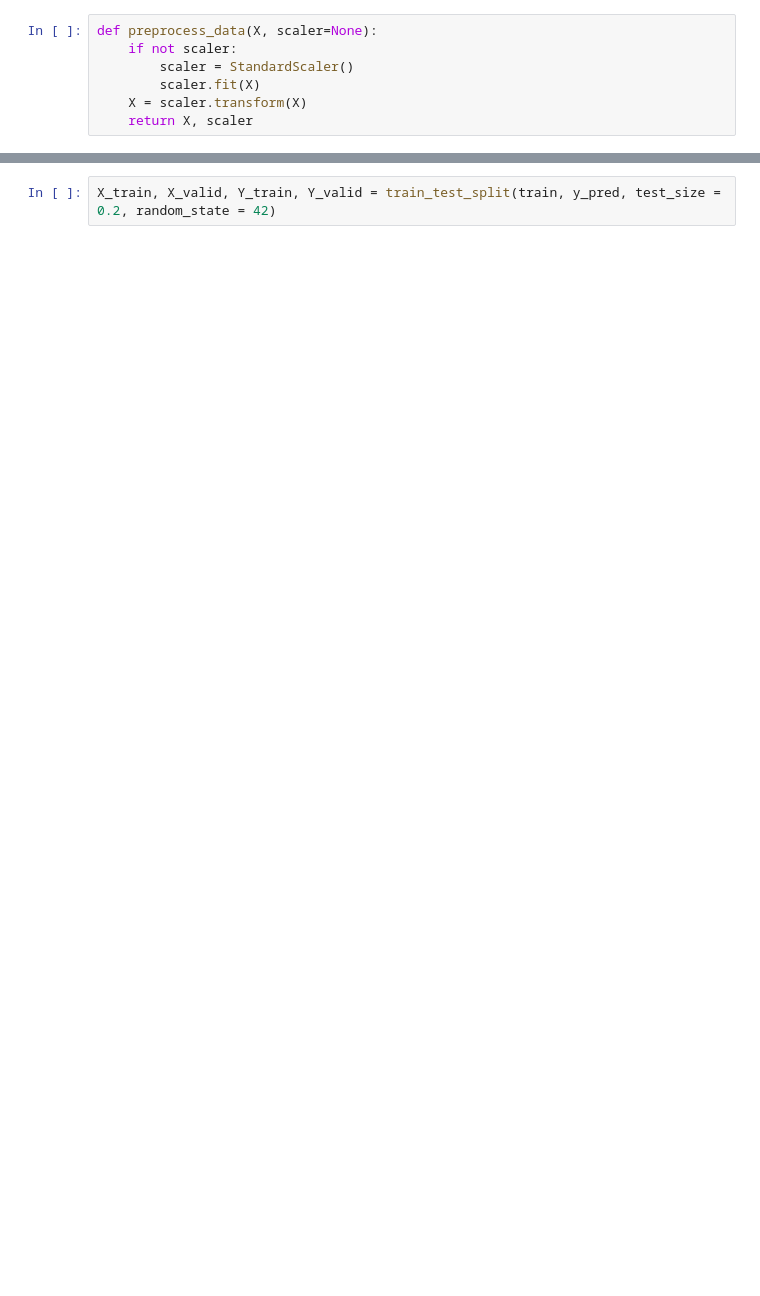
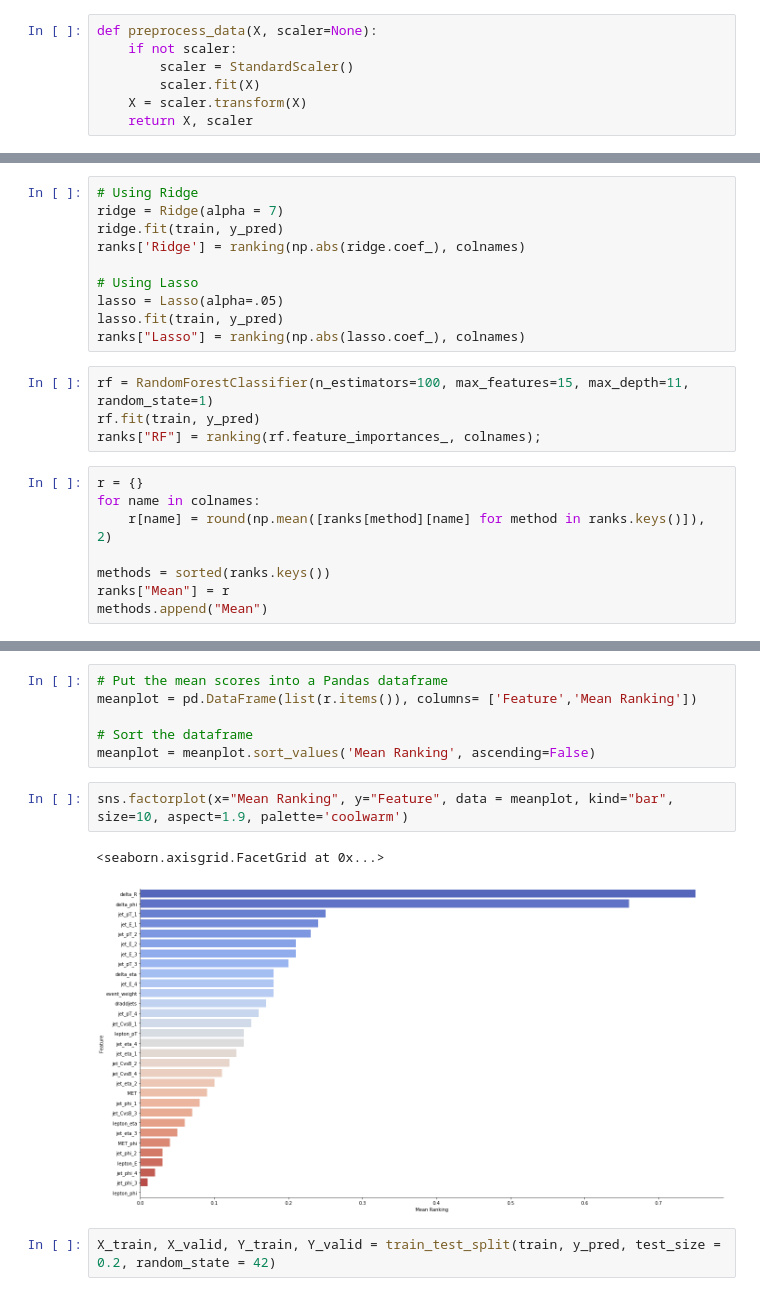
Before and after one commit to kevinyang372/HYU_PH, a Jupyter notebook: Root_explorer.ipynb, the cells around one changed output, grey strips where cells are left out. Saved outputs shown, nothing was run; the diff lists cells and outputs as text; blank space fills up the shorter version.

```diff
--- a/Root_explorer.ipynb
+++ b/Root_explorer.ipynb
@@ -137,0 +193,22 @@ train, scaler = preprocess_data(train)
+# %%
+# Using Ridge
+ridge = Ridge(alpha = 7)
+ridge.fit(train, y_pred)
+ranks['Ridge'] = ranking(np.abs(ridge.coef_), colnames)
+
+# Using Lasso
+lasso = Lasso(alpha=.05)
+lasso.fit(train, y_pred)
+ranks["Lasso"] = ranking(np.abs(lasso.coef_), colnames)
+# %%
+rf = RandomForestClassifier(n_estimators=100, max_features=15, max_depth=11, random_state=1)
+rf.fit(train, y_pred)
+ranks["RF"] = ranking(rf.feature_importances_, colnames);
+# %%
+r = {}
+for name in colnames:
+    r[name] = round(np.mean([ranks[method][name] for method in ranks.keys()]), 2)
+
+methods = sorted(ranks.keys())
+ranks["Mean"] = r
+methods.append("Mean")
@@ -138,2 +240,13 @@ train, scaler = preprocess_data(train)
+# %%
+# Put the mean scores into a Pandas dataframe
+meanplot = pd.DataFrame(list(r.items()), columns= ['Feature','Mean Ranking'])
+
+# Sort the dataframe
+meanplot = meanplot.sort_values('Mean Ranking', ascending=False)
+# %%
+sns.factorplot(x="Mean Ranking", y="Feature", data = meanplot, kind="bar", size=10, aspect=1.9, palette='coolwarm')
+# %% [output]
+<seaborn.axisgrid.FacetGrid at 0x...>
+[figure, added]
 # %%
 X_train, X_valid, Y_train, Y_valid = train_test_split(train, y_pred, test_size = 0.2, random_state = 42)
```
Also changed, not shown: parts of 22 cells of this notebook.
